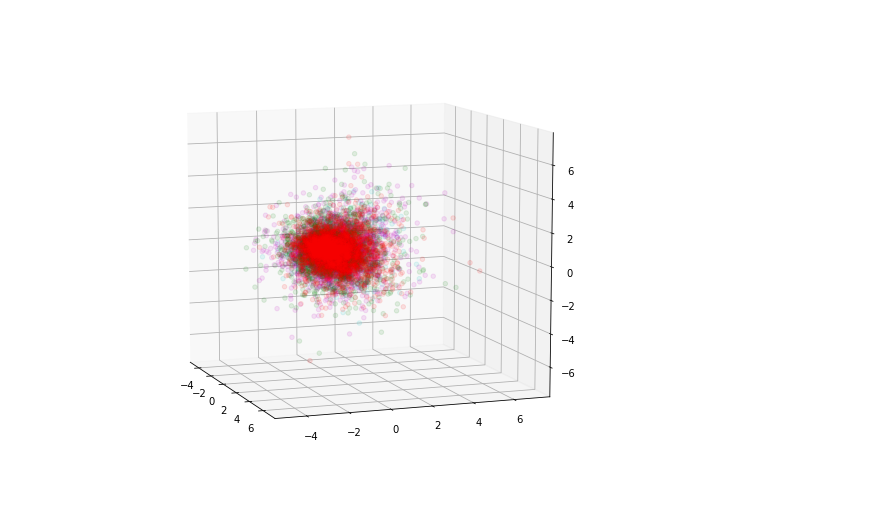
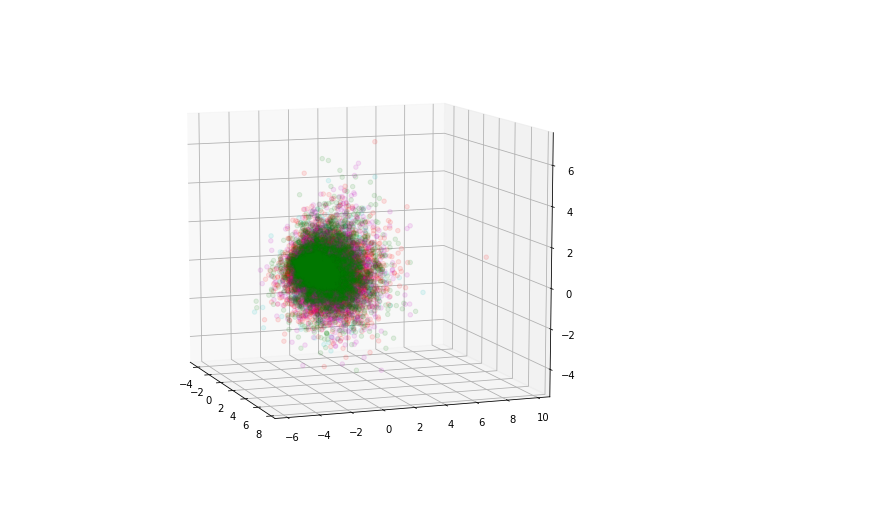
Before and after one commit to michelgawron/TensorExperiments, a Jupyter notebook: doc2vec_exploration.ipynb, the cells around one changed output. Cells and saved outputs as stored; diff of their text form; code cells hidden in the pictures.

```diff
--- a/doc2vec_exploration.ipynb
+++ b/doc2vec_exploration.ipynb
@@ -1,7 +1,7 @@
 # %%
 from gensim.models import Doc2Vec
 
-model = Doc2Vec.load("doc2vec/model_200_new_labels.d2v")
+model = Doc2Vec.load("doc2vec/model_window100_100.d2v")
 
 print("Facebook : {}\n".format(model.most_similar('facebook')))
 print("Basketball : {}\n".format(model.most_similar('basketbal')))
@@ -23,14 +23,14 @@ import random
 import numpy as np
 import pickle
 
-with open("lists/title/list_tokenized_docs.txt", "rb") as tokenized_docs:
-    tokenized_docs = pickle.load(tokenized_docs)
+with open("lists/title/list_tagged_documents.txt", "rb") as doc_text:
+    doc_text = pickle.load(doc_text)
     doc_id = np.random.randint(model.docvecs.count)  # pick random doc, re-run cell for more examples
-    print(model.docvecs[doc_id])
     print(doc_id)
+    print(doc_text[doc_id].words)
     sims = model.docvecs.most_similar(doc_id, topn=model.docvecs.count)  # get *all* similar documents
-    print(u'TARGET (%d): «%s»\n' % (doc_id, ' '.join(tokenized_docs[doc_id])))
+    print(u'TARGET (%d): «%s»\n' % (doc_id, ' '.join(doc_text[doc_id].words)))
     print(u'SIMILAR/DISSIMILAR DOCS PER MODEL %s:\n' % model)
     for label, index in [('MOST', 0), ('MEDIAN', len(sims)//2), ('LEAST', len(sims) - 1)]:
-        print(u'%s %s: «%s»\n' % (label, sims[index], ' '.join(tokenized_docs[sims[index][0]])))
+        print(u'%s %s: «%s»\n' % (label, sims[index], ' '.join(doc_text[sims[index][0]].words)))
 # %% [output]
@@ -55,30 +48,31 @@ MemoryError:
 # %%
 """
 Let's plot our data to see if some clusters appear
 """
 import pandas as pd
 from sklearn.decomposition import PCA
 import random
 from mpl_toolkits.mplot3d import Axes3D
 import matplotlib.pyplot as plt
 
 # Plot colours
 colors = ['b', 'g', 'r', 'c', 'm', 'y']
 
 with open("lists/title/labels.txt", "rb") as labels:
-    y = np.array(pickle.load(labels)[0:10000])
+    y = np.array(pickle.load(labels)[0:20000])
     pca = PCA(n_components=3)
-    vectors = model.docvecs.doctag_syn0[0:10000]
+    vectors = model.docvecs.doctag_syn0[0:20000]
     transform = pd.DataFrame(pca.fit(vectors).transform(vectors))
 
     # Plotting it after categorizing it
     fig = plt.figure(figsize=(9, 8.5))
     ax = fig.add_subplot(111, projection='3d')
     for i in range(1, 5):
         ax.scatter(transform[y == i][0], transform[y == i][1], transform[y == i][2], alpha=0.1, color=colors[i])
     for ii in range(0,360,20):
         ax.view_init(elev=10., azim=ii)
         plt.savefig("dessins_doc2vec/movie_%d.png" % ii)
+
 plt.show()
 # %% [output]
-[figure, old version]
+[figure, new version]
```
Also changed, not shown: parts of 2 cells of this notebook, 7 other files.
